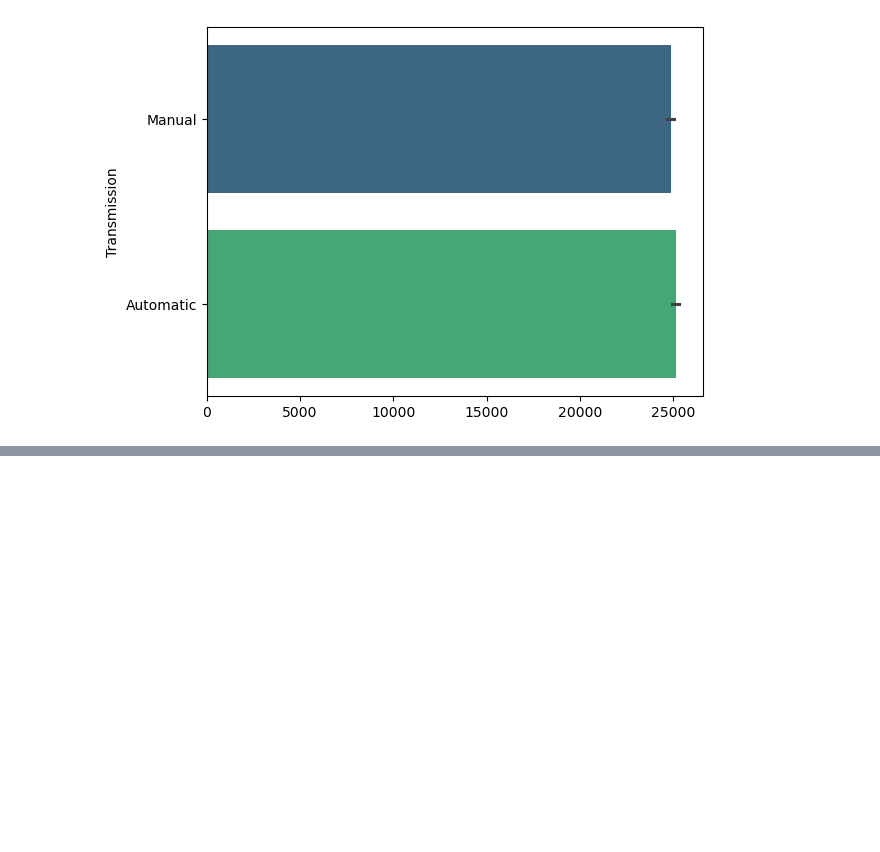
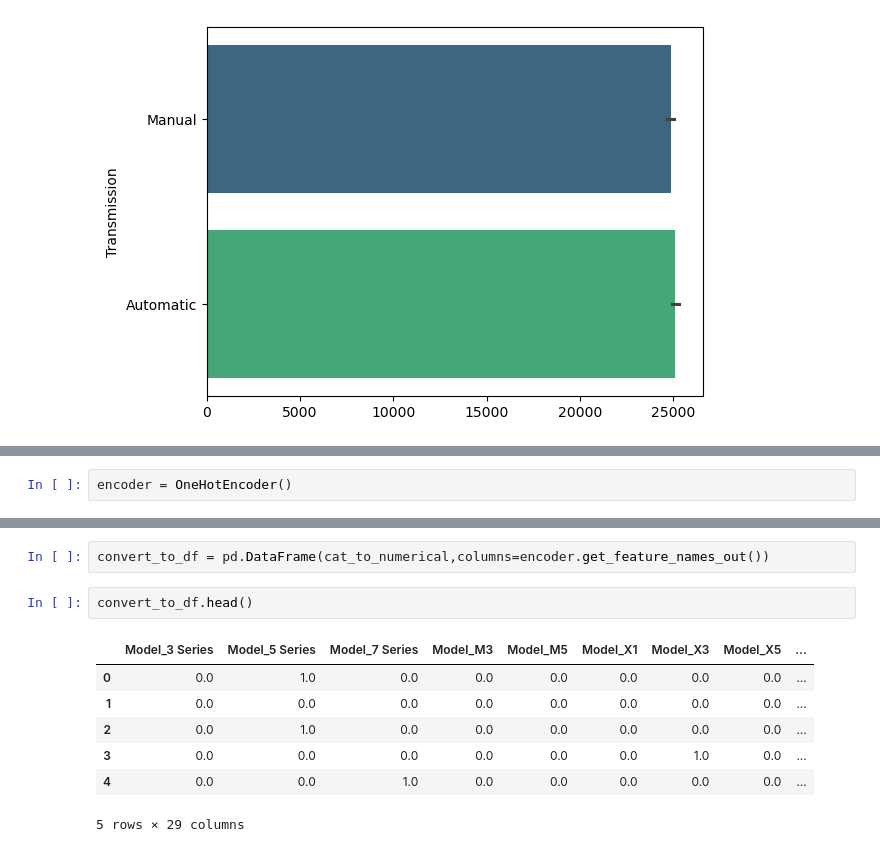
Before and after one commit to debjit11/Data-Analysis, a Jupyter notebook: EDA With BMW Sales.ipynb, the cells around one changed output, grey strips where cells are left out. Drawn from its saved outputs; the diff is of its cells as text; blank space fills up the shorter version.

```diff
--- a/EDA With BMW Sales.ipynb
+++ b/EDA With BMW Sales.ipynb
@@ -152,0 +168,2 @@ Passing `palette` without assigning `hue` is deprecated and will be removed in v
+# %%
+encoder = OneHotEncoder()
@@ -152,0 +184,12 @@ Passing `palette` without assigning `hue` is deprecated and will be removed in v
+# %%
+convert_to_df = pd.DataFrame(cat_to_numerical,columns=encoder.get_feature_names_out())
+# %%
+convert_to_df.head()
+# %% [output]
+|  | Model_3 Series | Model_5 Series | Model_7 Series | Model_M3 | Model_M5 | Model_X1 | Model_X3 | Model_X5 | ... |
+| 0 | 0.0 | 1.0 | 0.0 | 0.0 | 0.0 | 0.0 | 0.0 | 0.0 | ... |
+| 1 | 0.0 | 0.0 | 0.0 | 0.0 | 0.0 | 0.0 | 0.0 | 0.0 | ... |
+| 2 | 0.0 | 1.0 | 0.0 | 0.0 | 0.0 | 0.0 | 0.0 | 0.0 | ... |
+| 3 | 0.0 | 0.0 | 0.0 | 0.0 | 0.0 | 0.0 | 1.0 | 0.0 | ... |
+| 4 | 0.0 | 0.0 | 1.0 | 0.0 | 0.0 | 0.0 | 0.0 | 0.0 | ... |
+5 rows × 29 columns
```
Also changed, not shown: parts of 26 cells of this notebook.
